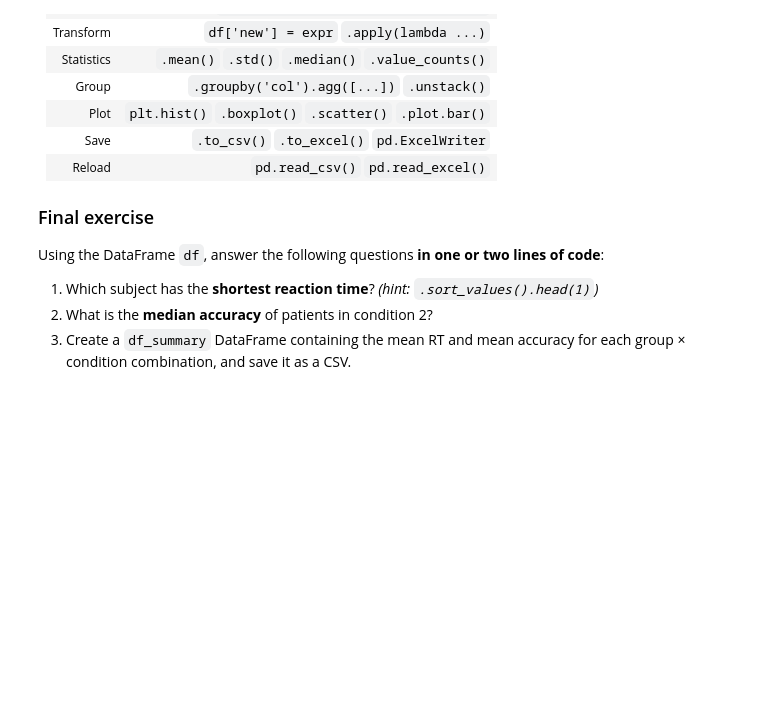
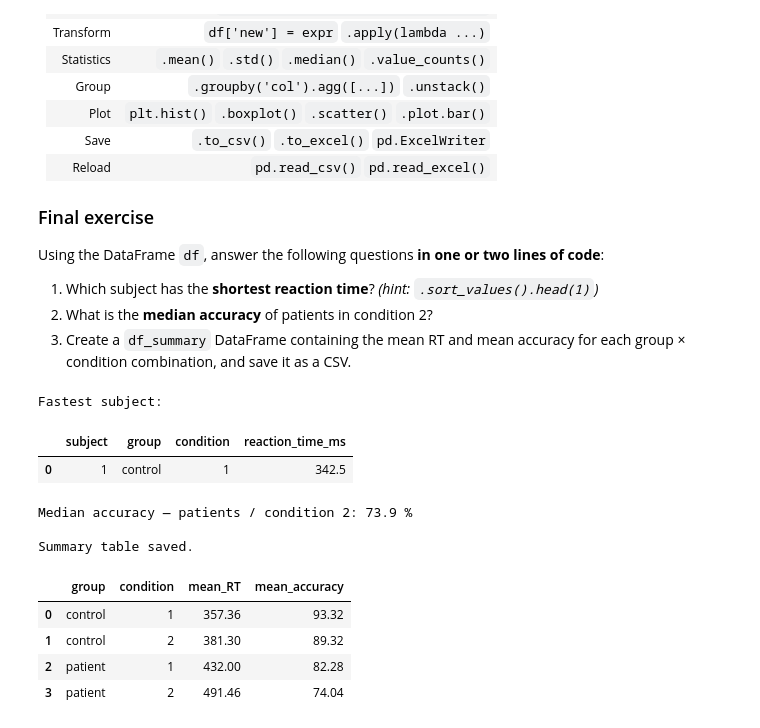
Before and after one commit to nicolascatz/M1_EEG_Project, a Jupyter notebook: scripts/TP_Pandas_DataFrame_student.ipynb, the cells around one changed output. Cells and saved outputs as stored; diff of their text form; code cells hidden in the pictures; blank space fills up the shorter version.

```diff
--- a/scripts/TP_Pandas_DataFrame.ipynb
+++ b/scripts/TP_Pandas_DataFrame_student.ipynb
@@ -844,24 +513,15 @@ Using the DataFrame `df`, answer the following questions **in one or two lines o
 2. What is the **median accuracy** of patients in condition 2?
 3. Create a `df_summary` DataFrame containing the mean RT and mean accuracy for each group × condition combination, and save it as a CSV.
 # %%
-# Final exercise — Your code here:
-
-# 1. Fastest subject
-print('Fastest subject:')
-display(df.sort_values('reaction_time_ms').head(1)[['subject', 'group', 'condition', 'reaction_time_ms']])
-
-# 2. Median accuracy of patients in condition 2
-med = df[(df['group'] == 'patient') & (df['condition'] == 2)]['accuracy_pct'].median()
-print(f'\nMedian accuracy — patients / condition 2: {med} %')
-
-# 3. Summary DataFrame
-df_summary = (
-    df.groupby(['group', 'condition'])
-      .agg(mean_RT=('reaction_time_ms', 'mean'),
-           mean_accuracy=('accuracy_pct', 'mean'))
-      .round(2)
-      .reset_index()
-)
-df_summary.to_csv('data_summary.csv', index=False)
-print('\nSummary table saved.')
-df_summary
+# %% [output]
+Fastest subject:
+|  | subject | group | condition | reaction_time_ms |
+| 0 | 1 | control | 1 | 342.5 |
+Median accuracy — patients / condition 2: 73.9 %
+
+Summary table saved.
+|  | group | condition | mean_RT | mean_accuracy |
+| 0 | control | 1 | 357.36 | 93.32 |
+| 1 | control | 2 | 381.30 | 89.32 |
+| 2 | patient | 1 | 432.00 | 82.28 |
+| 3 | patient | 2 | 491.46 | 74.04 |
```
Also changed, not shown: parts of 37 cells of this notebook, 1 other file.
